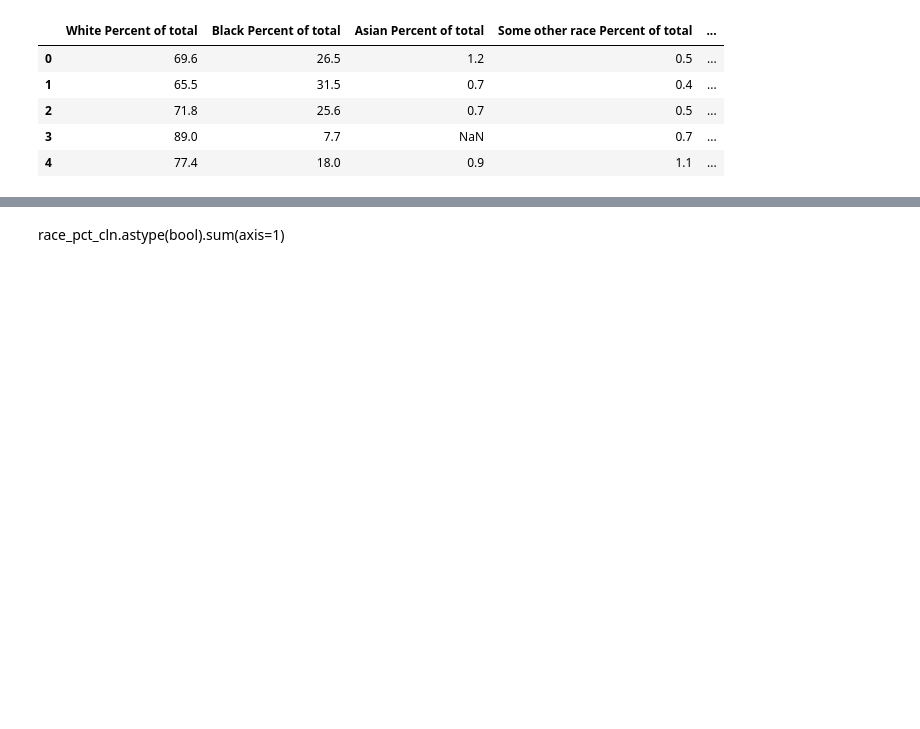
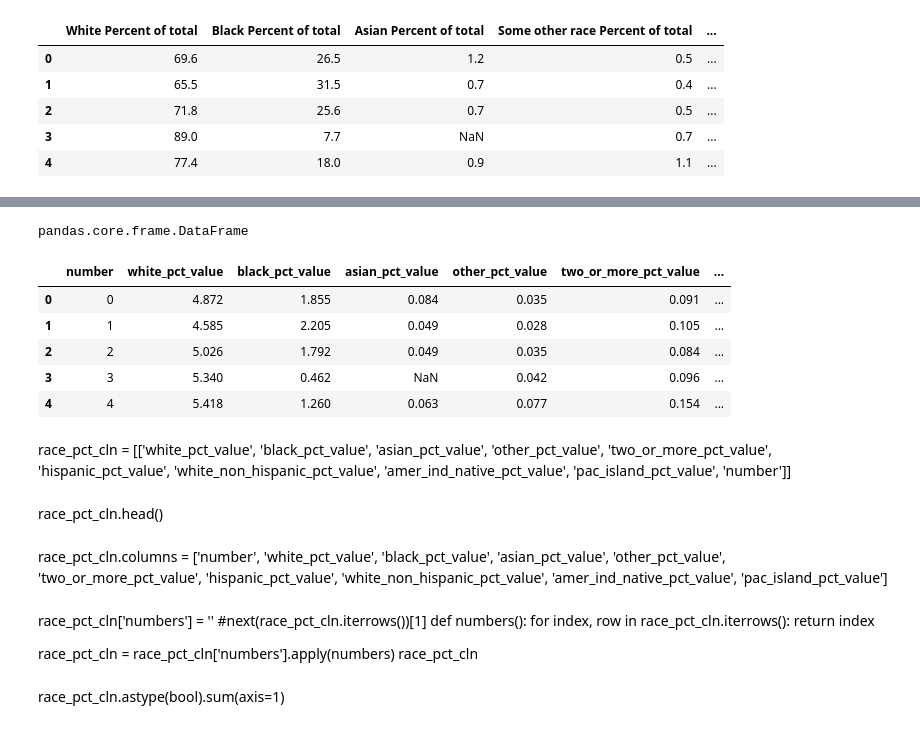
Before and after one commit to tthoang/Reading-Between-the-Gerrymandered-Lines, a Jupyter notebook: notebooks/demographics_eda.ipynb, the cells around one changed output, grey strips where cells are left out. Drawn from its saved outputs; the diff is of its cells as text; code cells hidden in the pictures; blank space fills up the shorter version.

```diff
--- a/notebooks/demographics_eda.ipynb
+++ b/notebooks/demographics_eda.ipynb
@@ -1425,3 +1480,42 @@ race_pct_cln.head()
+# %%
+type(race_pct_cln)
+# %% [output]
+pandas.core.frame.DataFrame
+# %%
+race_pct_cln = race_pct_cln[['number', 'white_pct_value', 'black_pct_value', 'asian_pct_value',
+       'other_pct_value', 'two_or_more_pct_value', 'hispanic_pct_value',
+       'white_non_hispanic_pct_value', 'amer_ind_native_pct_value',
+       'pac_island_pct_value']]
+# %%
+race_pct_cln.head()
+# %% [output]
+|  | number | white_pct_value | black_pct_value | asian_pct_value | other_pct_value | two_or_more_pct_value | ... |
+| 0 | 0 | 4.872 | 1.855 | 0.084 | 0.035 | 0.091 | ... |
+| 1 | 1 | 4.585 | 2.205 | 0.049 | 0.028 | 0.105 | ... |
+| 2 | 2 | 5.026 | 1.792 | 0.049 | 0.035 | 0.084 | ... |
+| 3 | 3 | 5.340 | 0.462 | NaN | 0.042 | 0.096 | ... |
+| 4 | 4 | 5.418 | 1.260 | 0.063 | 0.077 | 0.154 | ... |
+# %% [markdown]
+race_pct_cln = [['white_pct_value', 'black_pct_value', 'asian_pct_value',
+       'other_pct_value', 'two_or_more_pct_value', 'hispanic_pct_value',
+       'white_non_hispanic_pct_value', 'amer_ind_native_pct_value',
+       'pac_island_pct_value', 'number']]
+# %% [markdown]
+race_pct_cln.head()
+# %% [markdown]
+race_pct_cln.columns = ['number', 'white_pct_value', 'black_pct_value', 'asian_pct_value',
+       'other_pct_value', 'two_or_more_pct_value', 'hispanic_pct_value',
+       'white_non_hispanic_pct_value', 'amer_ind_native_pct_value',
+       'pac_island_pct_value']
+# %% [markdown]
+race_pct_cln['numbers'] = ''
+#next(race_pct_cln.iterrows())[1]
+def numbers():
+    for index, row in race_pct_cln.iterrows():
+        return index
+
+race_pct_cln = race_pct_cln['numbers'].apply(numbers)
+race_pct_cln
 # %% [markdown]
 race_pct_cln.astype(bool).sum(axis=1)
 # %% [markdown]
```
Also changed, not shown: parts of 12 cells of this notebook.
